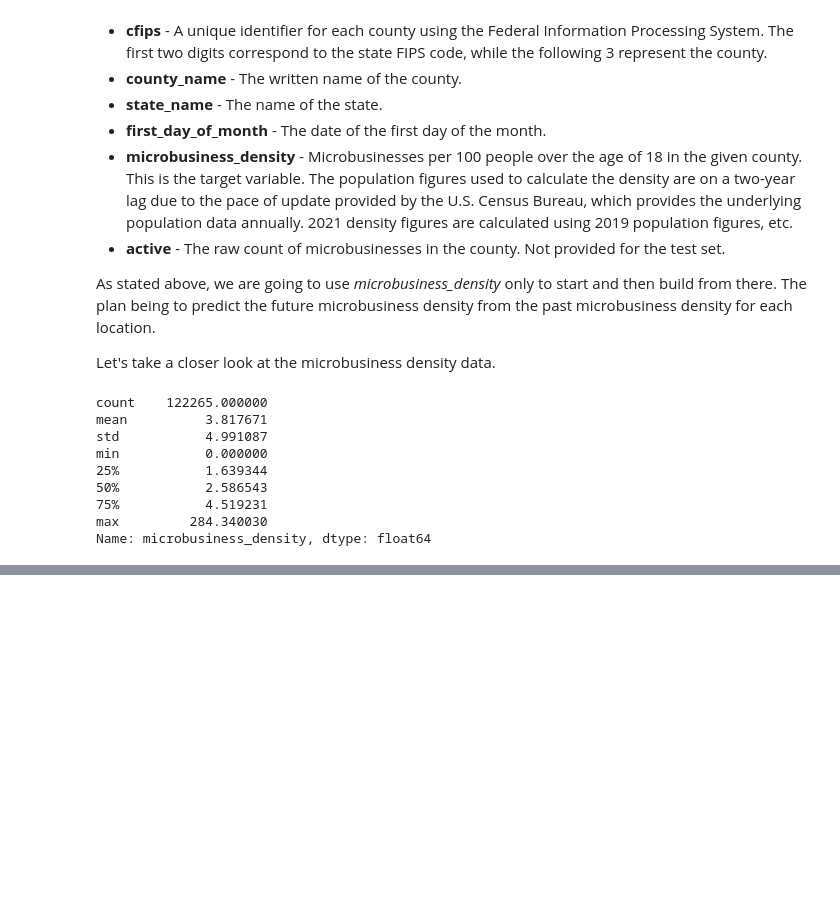
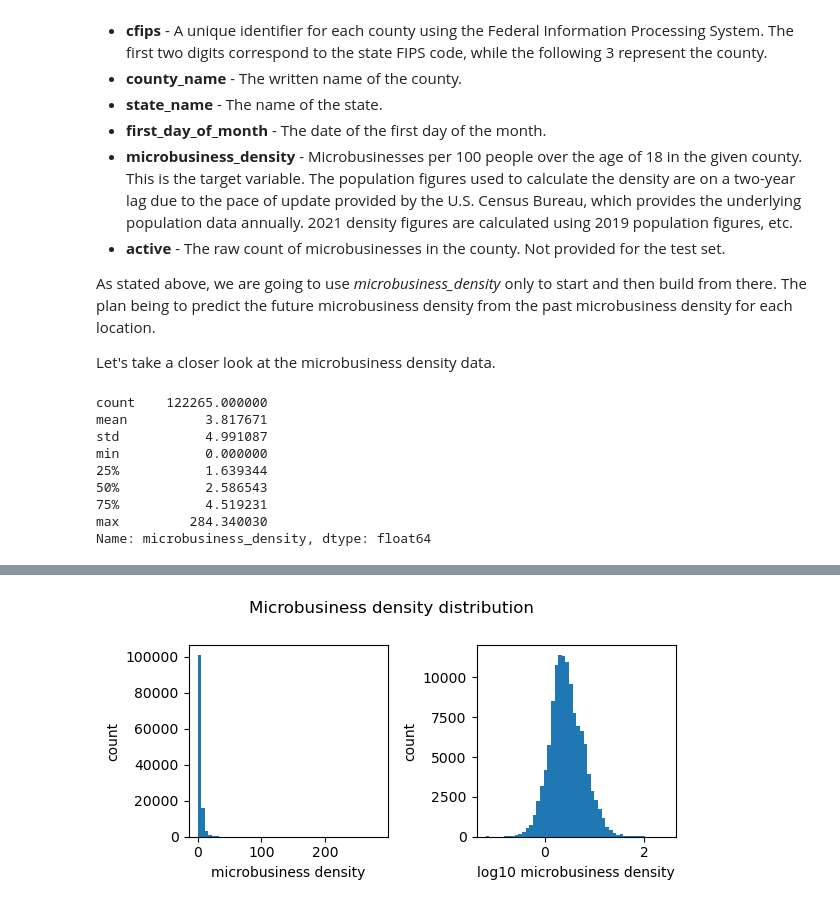
Before and after one commit to gperdrizet/kaggle_microbusiness, a Jupyter notebook: notebooks/02-data_exploration.ipynb, the cells around one changed output, grey strips where cells are left out. Saved outputs shown, nothing was run; the diff lists cells and outputs as text; code cells hidden in the pictures; blank space fills up the shorter version.

Commit message:
Investigated zeros and outliers, don't appear to be artifacts.

```diff
--- a/notebooks/02-data_exploration.ipynb
+++ b/notebooks/02-data_exploration.ipynb
@@ -40,6 +40,9 @@ training_df.head()
 | 2 | 1001_2019-10-01 | 1001 | Autauga County | Alabama | 2019-10-01 | 3.055843 | 1269 |
 | 3 | 1001_2019-11-01 | 1001 | Autauga County | Alabama | 2019-11-01 | 2.993233 | 1243 |
 | 4 | 1001_2019-12-01 | 1001 | Autauga County | Alabama | 2019-12-01 | 2.993233 | 1243 |
+# %%
+# Set dtype on first day of month column
+training_df['first_day_of_month'] =  pd.to_datetime(training_df['first_day_of_month'])
 # %% [markdown]
 Here are the column descriptions from the Kaggle competition site:
 + **row_id** - An ID code for the row.
@@ -77,0 +153,25 @@ plt.show()
+# %%
+import matplotlib.pyplot as plt
+import numpy as np
+
+# Get just microbusiness density
+microbusiness_density = training_df['microbusiness_density']
+
+# Remove zeros so we can plot the log
+microbusiness_density = microbusiness_density[microbusiness_density > 0]
+
+fig, ax = plt.subplots(1, 2, figsize=(6,3))
+
+ax[0].hist(microbusiness_density, bins=50)
+ax[0].set_xlabel('microbusiness density')
+ax[0].set_ylabel('count')
+
+ax[1].hist(np.log10(microbusiness_density), bins=50)
+ax[1].set_xlabel('log10 microbusiness density')
+ax[1].set_ylabel('count')
+
+plt.suptitle('Microbusiness density distribution')
+plt.tight_layout()
+plt.show()
+# %% [output]
+[figure, added]
```
Also changed, not shown: parts of 9 cells of this notebook.
